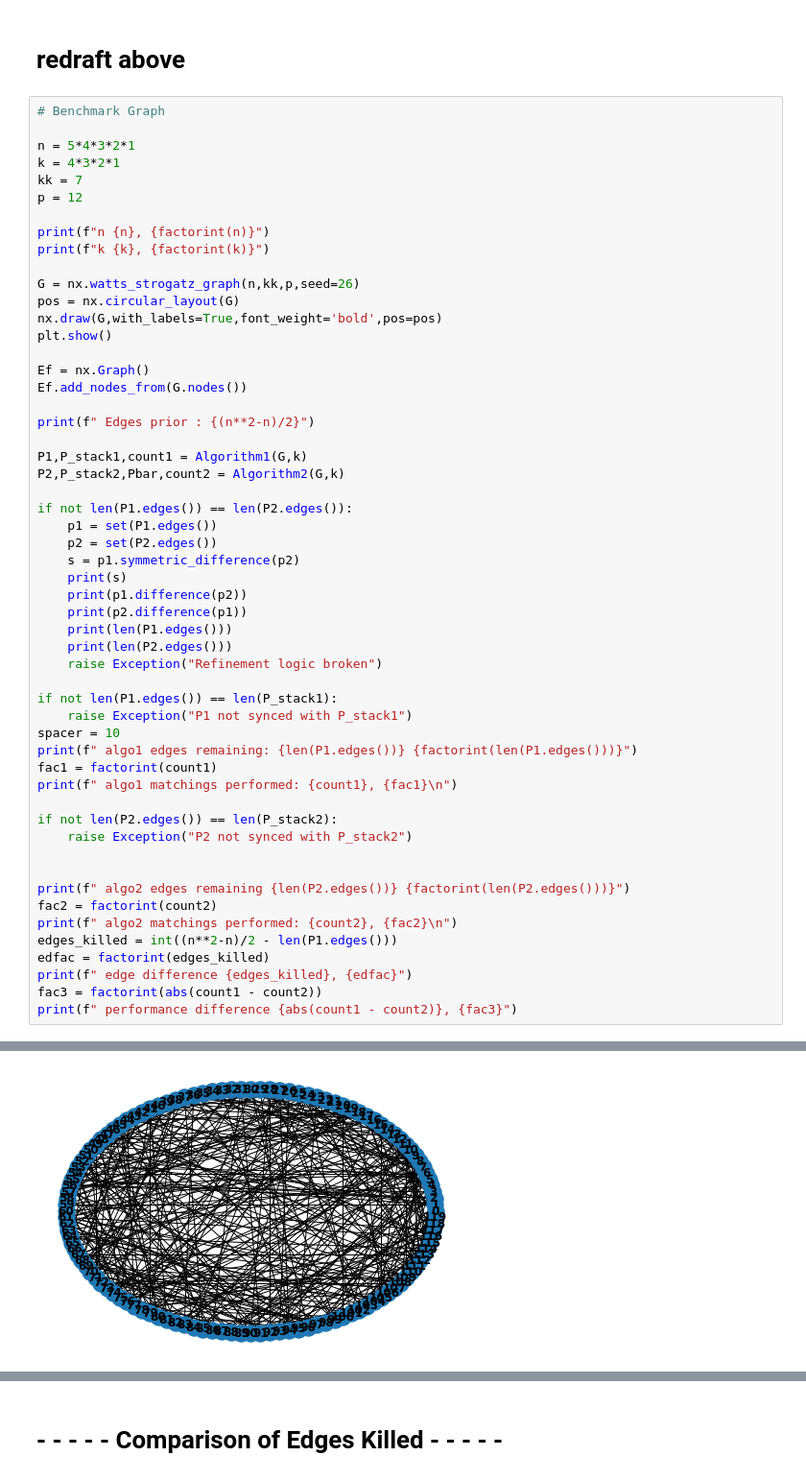
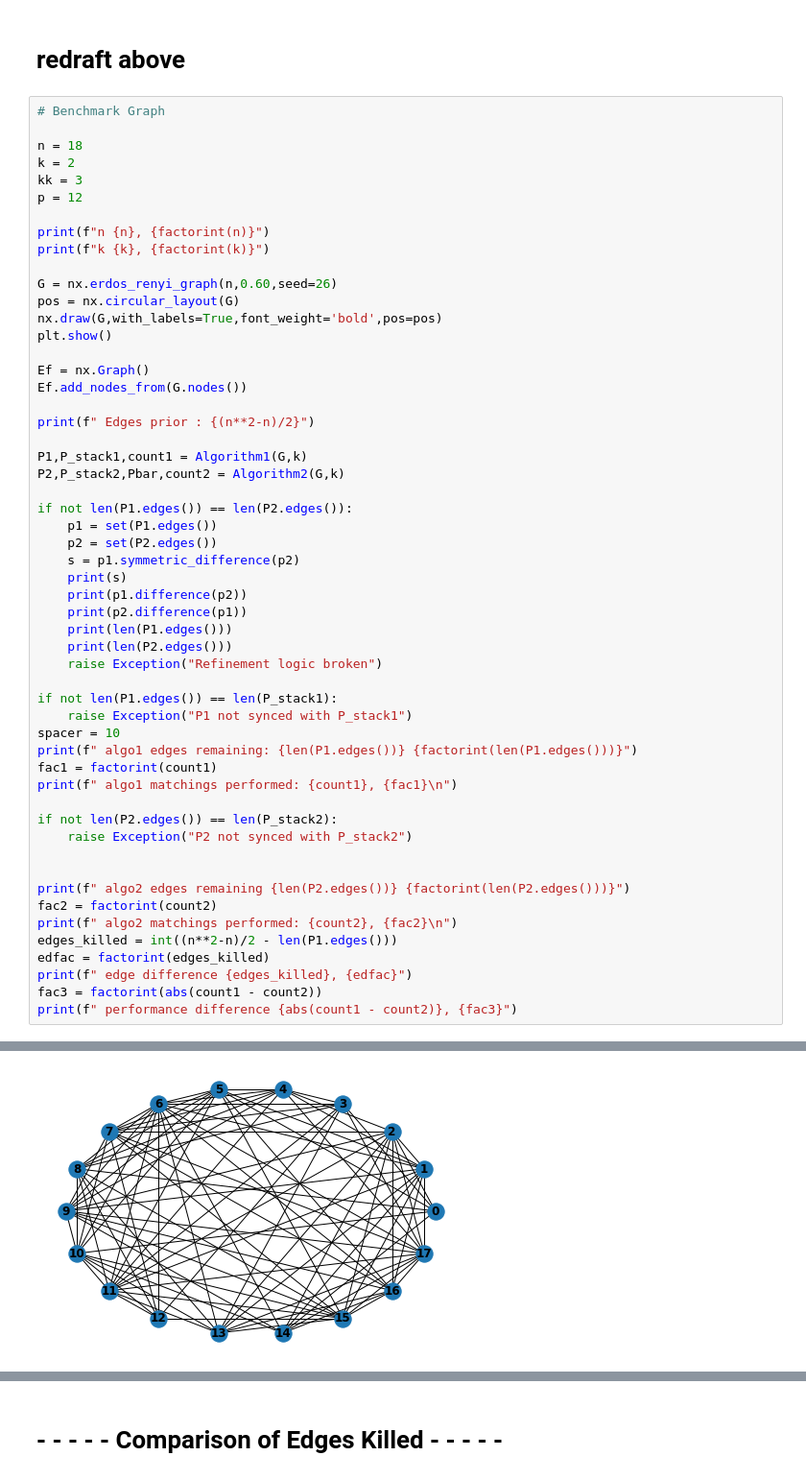
Before and after one commit to hhicks13/benchmarking-dasg, a Jupyter notebook: kas-benchmark-refactor.ipynb, the cells around one changed output, grey strips where cells are left out. Shown: that part at 96% size. Saved outputs shown, nothing was run; the diff lists cells and outputs as text.

```diff
--- a/kas-benchmark-refactor.ipynb
+++ b/kas-benchmark-refactor.ipynb
@@ -656,15 +658,15 @@ def Algorithm2(G,k):
 # %%
 # Benchmark Graph
 
-n = 5*4*3*2*1
-k = 4*3*2*1
-kk = 7
+n = 18
+k = 2
+kk = 3
 p = 12
 
 print(f"n {n}, {factorint(n)}")
 print(f"k {k}, {factorint(k)}")
 
-G = nx.watts_strogatz_graph(n,kk,p,seed=26)
+G = nx.erdos_renyi_graph(n,0.60,seed=26)
 pos = nx.circular_layout(G)
 nx.draw(G,with_labels=True,font_weight='bold',pos=pos)
 plt.show()
@@ -713,3 +715,3 @@ k 24, {2: 3, 3: 1}
 The iterable function was deprecated in Matplotlib 3.1 and will be removed in 3.3. Use np.iterable instead.
   if not cb.iterable(width):
-[figure, old version]
+[figure, new version]
```
Also changed, not shown: parts of 5 cells of this notebook.
